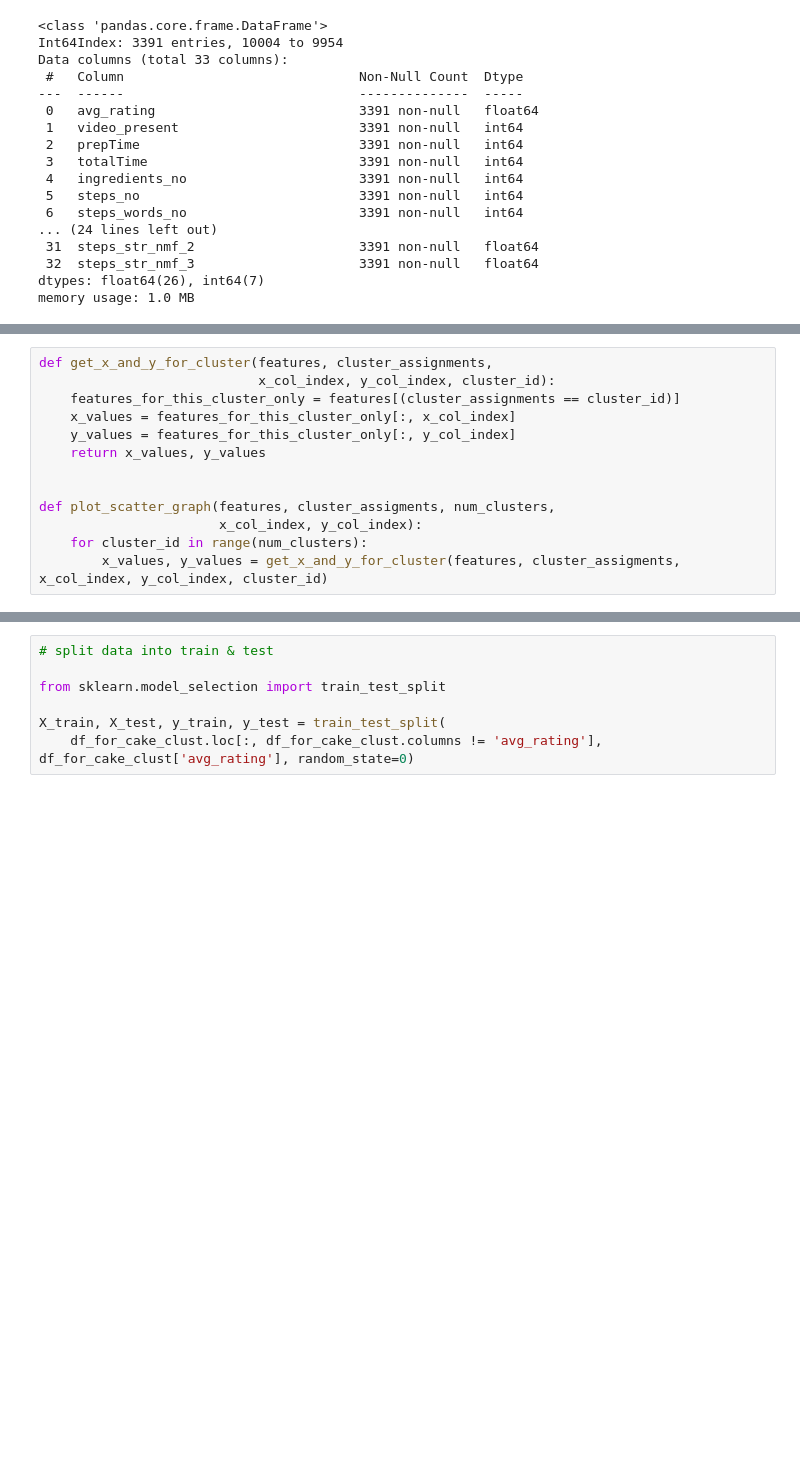
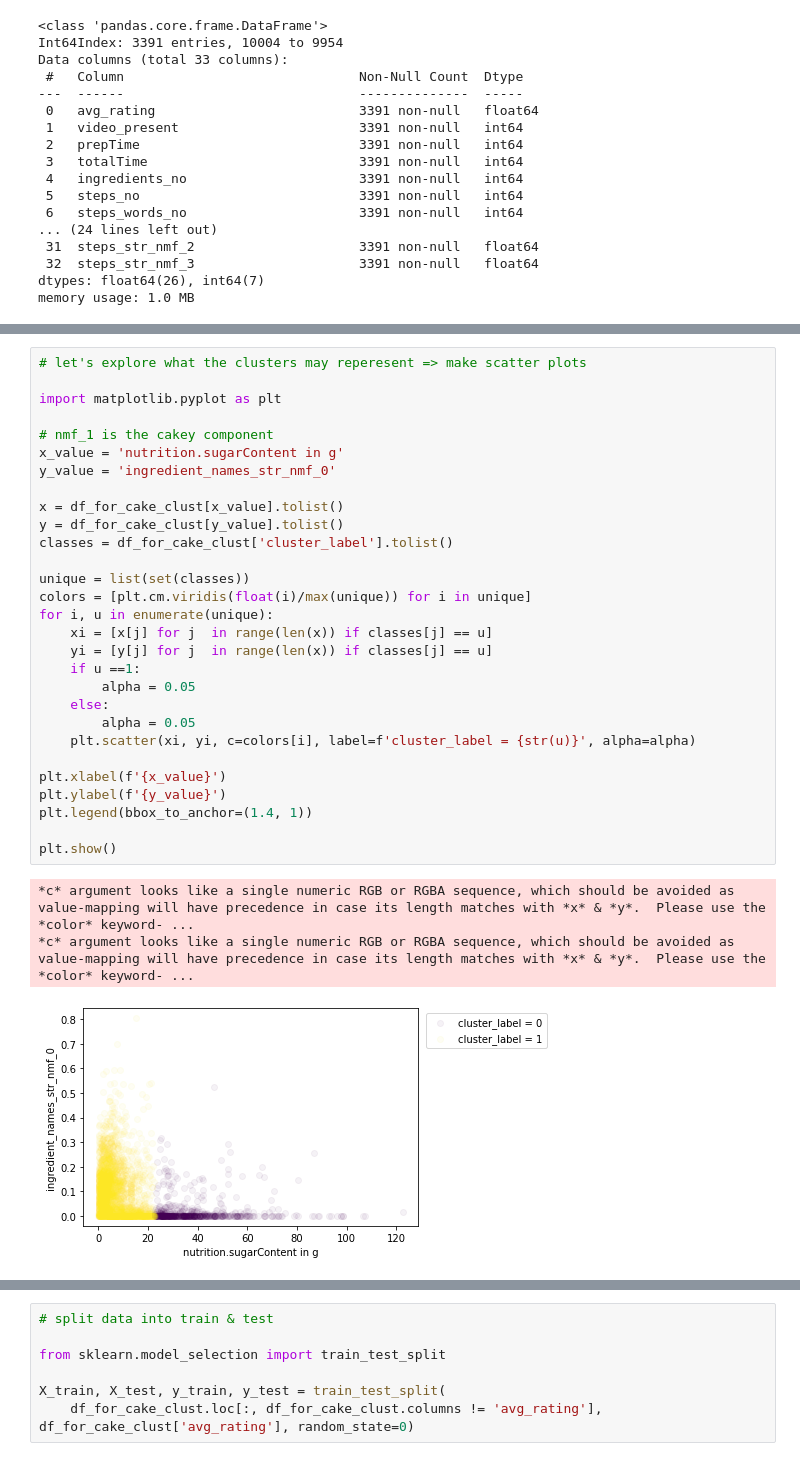
Before and after one commit to bkotryna/Allrecipes, a Jupyter notebook: ml.ipynb, the cells around one changed output, grey strips where cells are left out. Drawn from its saved outputs; the diff is of its cells as text; blank space fills up the shorter version.

```diff
--- a/ml.ipynb
+++ b/ml.ipynb
@@ -1137,13 +1148,33 @@ Text(0, 0.5, 'nutrition.fatContent in g')
-# %%
-def get_x_and_y_for_cluster(features, cluster_assignments,
-                            x_col_index, y_col_index, cluster_id):
-    features_for_this_cluster_only = features[(cluster_assignments == cluster_id)]
-    x_values = features_for_this_cluster_only[:, x_col_index]
-    y_values = features_for_this_cluster_only[:, y_col_index]
-    return x_values, y_values
-
-
-def plot_scatter_graph(features, cluster_assigments, num_clusters,
-                       x_col_index, y_col_index):
-    for cluster_id in range(num_clusters):
-        x_values, y_values = get_x_and_y_for_cluster(features, cluster_assigments, x_col_index, y_col_index, cluster_id)
+# %%
+# let's explore what the clusters may reperesent => make scatter plots
+
+import matplotlib.pyplot as plt
+
+# nmf_1 is the cakey component
+x_value = 'nutrition.sugarContent in g'
+y_value = 'ingredient_names_str_nmf_0'
+
+x = df_for_cake_clust[x_value].tolist()
+y = df_for_cake_clust[y_value].tolist()
+classes = df_for_cake_clust['cluster_label'].tolist()
+
+unique = list(set(classes))
+colors = [plt.cm.viridis(float(i)/max(unique)) for i in unique]
+for i, u in enumerate(unique):
+    xi = [x[j] for j  in range(len(x)) if classes[j] == u]
+    yi = [y[j] for j  in range(len(x)) if classes[j] == u]
+    if u ==1:
+        alpha = 0.05
+    else:
+        alpha = 0.05
+    plt.scatter(xi, yi, c=colors[i], label=f'cluster_label = {str(u)}', alpha=alpha)
+
+plt.xlabel(f'{x_value}')
+plt.ylabel(f'{y_value}')
+plt.legend(bbox_to_anchor=(1.4, 1))
+
+plt.show()
+# %% [output]
+*c* argument looks like a single numeric RGB or RGBA sequence, which should be avoided as value-mapping will have precedence in case its length matches with *x* & *y*.  Please use the *color* keyword- ...
+*c* argument looks like a single numeric RGB or RGBA sequence, which should be avoided as value-mapping will have precedence in case its length matches with *x* & *y*.  Please use the *color* keyword- ...
+[figure, added]
```
Also changed, not shown: parts of 8 cells of this notebook.
